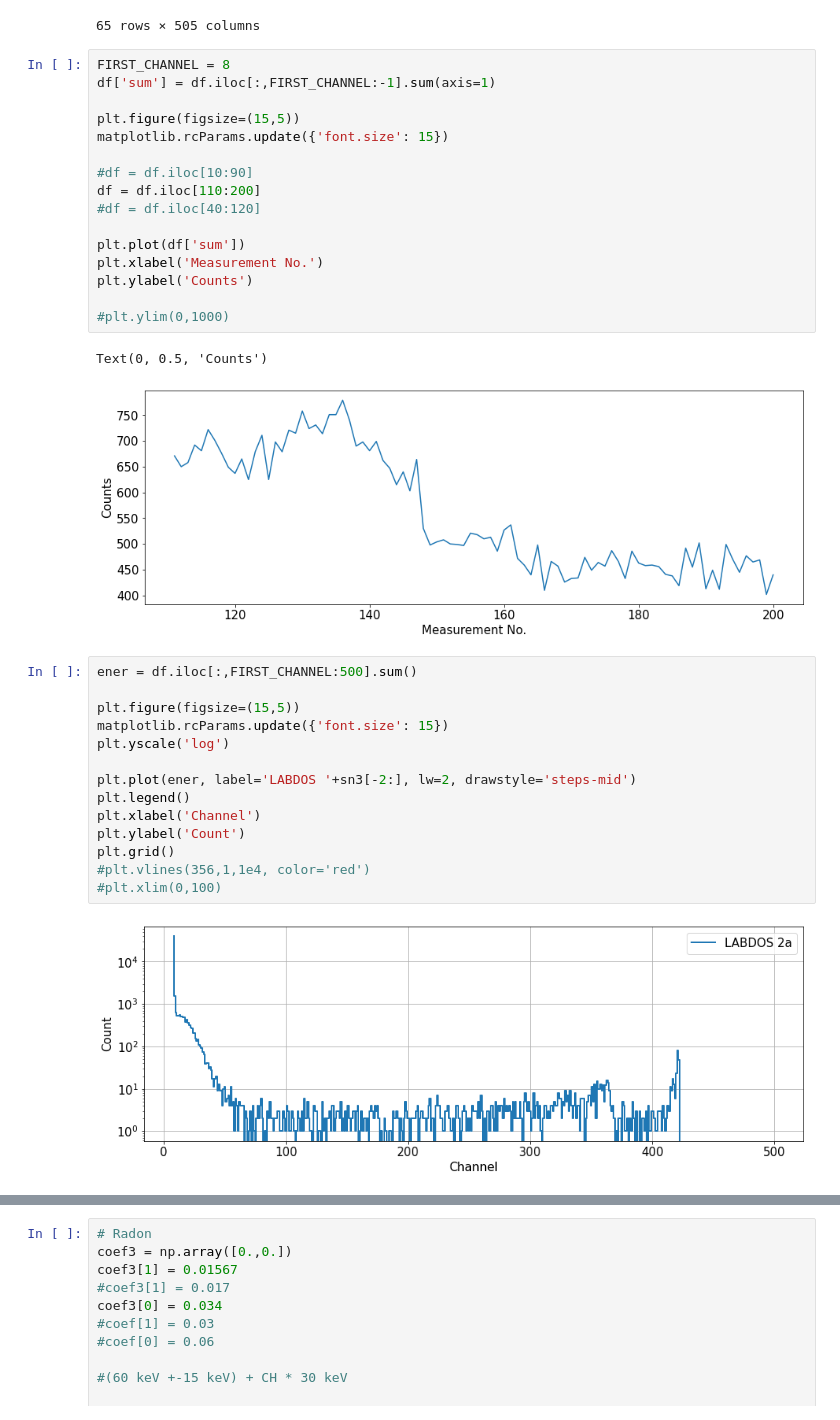
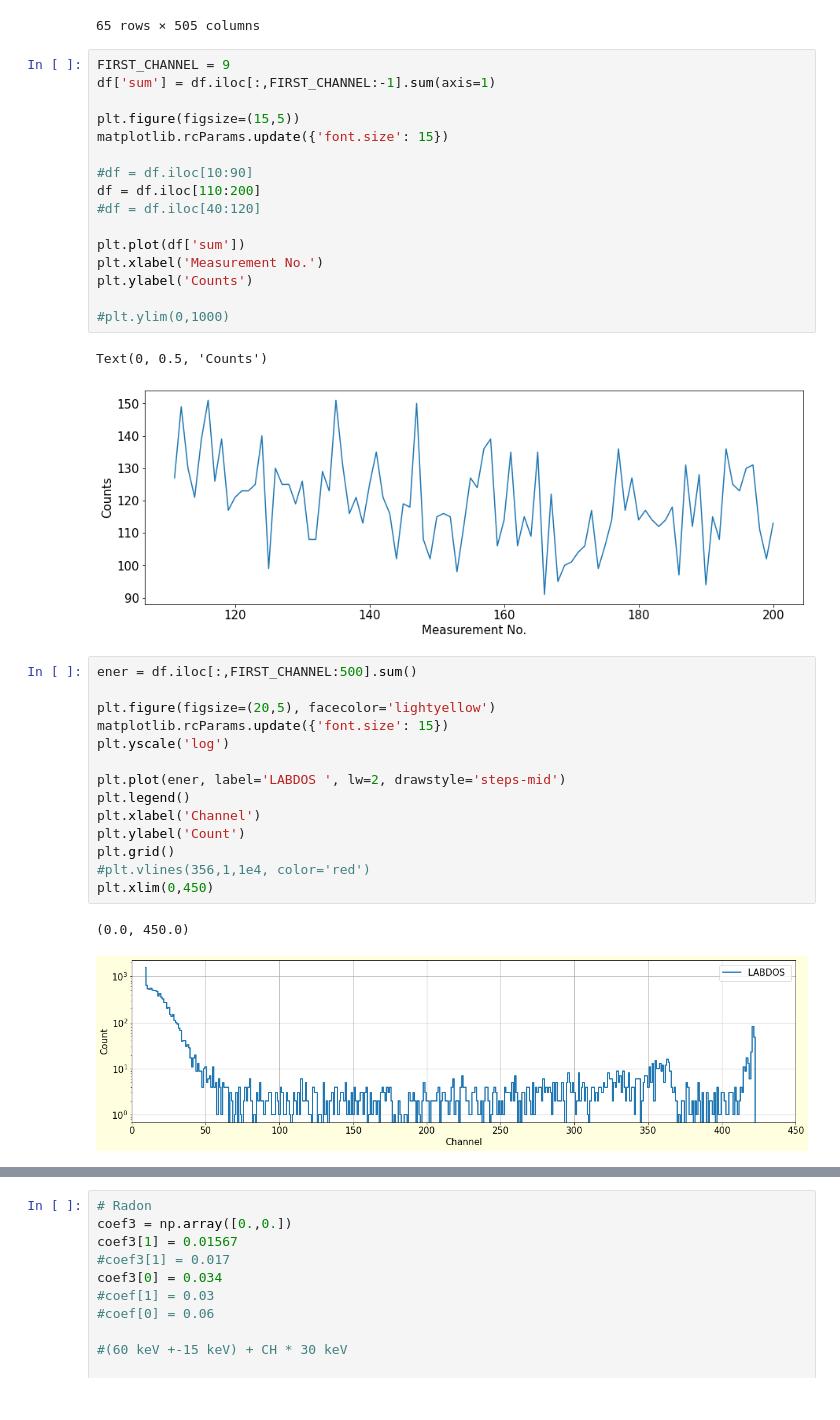
Before and after one commit to UniversalScientificTechnologies/LABDOS01, a Jupyter notebook: notebooks/data-parser.ipynb, the cells around one changed output, grey strips where cells are left out. Cells and saved outputs as stored; diff of their text form.

```diff
--- a/notebooks/data-parser.ipynb
+++ b/notebooks/data-parser.ipynb
@@ -571,7 +585,7 @@ df
 | 64 | 1679421547 | $CANDY | 60 | 663.0 | 50472 | 13 | 254.0 | 0.0 | 37545.0 | 0.0 | ... | ... |
 65 rows × 505 columns
 # %%
-FIRST_CHANNEL = 8
+FIRST_CHANNEL = 9
 df['sum'] = df.iloc[:,FIRST_CHANNEL:-1].sum(axis=1)
 
 plt.figure(figsize=(15,5))
@@ -588,23 +602,24 @@ plt.ylabel('Counts')
 #plt.ylim(0,1000)
 # %% [output]
 Text(0, 0.5, 'Counts')
-[figure, old version]
+[figure, new version]
 # %%
 ener = df.iloc[:,FIRST_CHANNEL:500].sum()
 
-plt.figure(figsize=(15,5))
+plt.figure(figsize=(20,5), facecolor='lightyellow')
 matplotlib.rcParams.update({'font.size': 15})
 plt.yscale('log')
 
-plt.plot(ener, label='LABDOS '+sn3[-2:], lw=2, drawstyle='steps-mid')
+plt.plot(ener, label='LABDOS ', lw=2, drawstyle='steps-mid')
 plt.legend()
 plt.xlabel('Channel')
 plt.ylabel('Count')
 plt.grid()
 #plt.vlines(356,1,1e4, color='red')
-#plt.xlim(0,100)
+plt.xlim(0,450)
 # %% [output]
+(0.0, 450.0)
-[figure, old version]
+[figure, new version]
 # %%
 df
 # %% [output]
```
Also changed, not shown: parts of 7 cells of this notebook.
